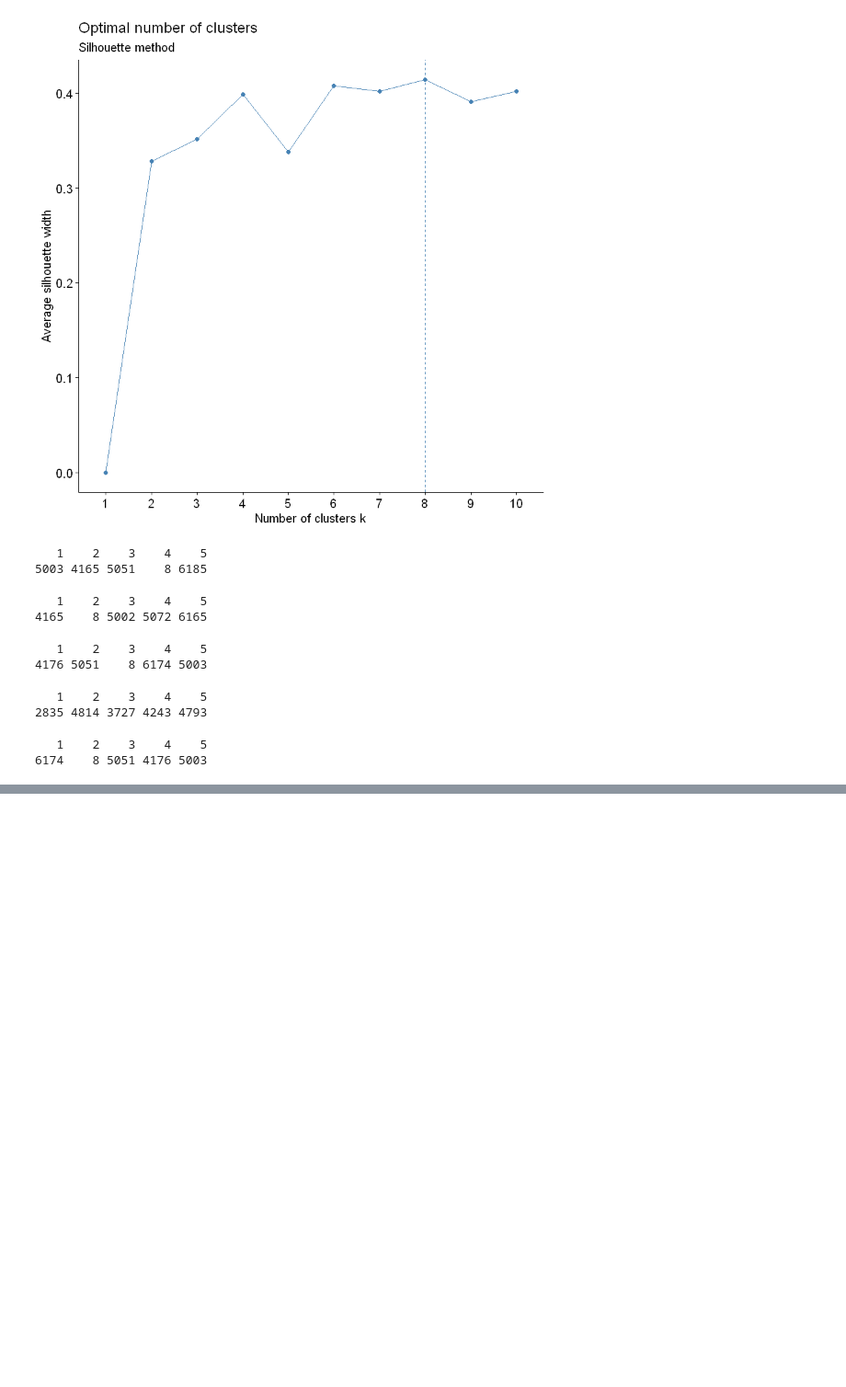
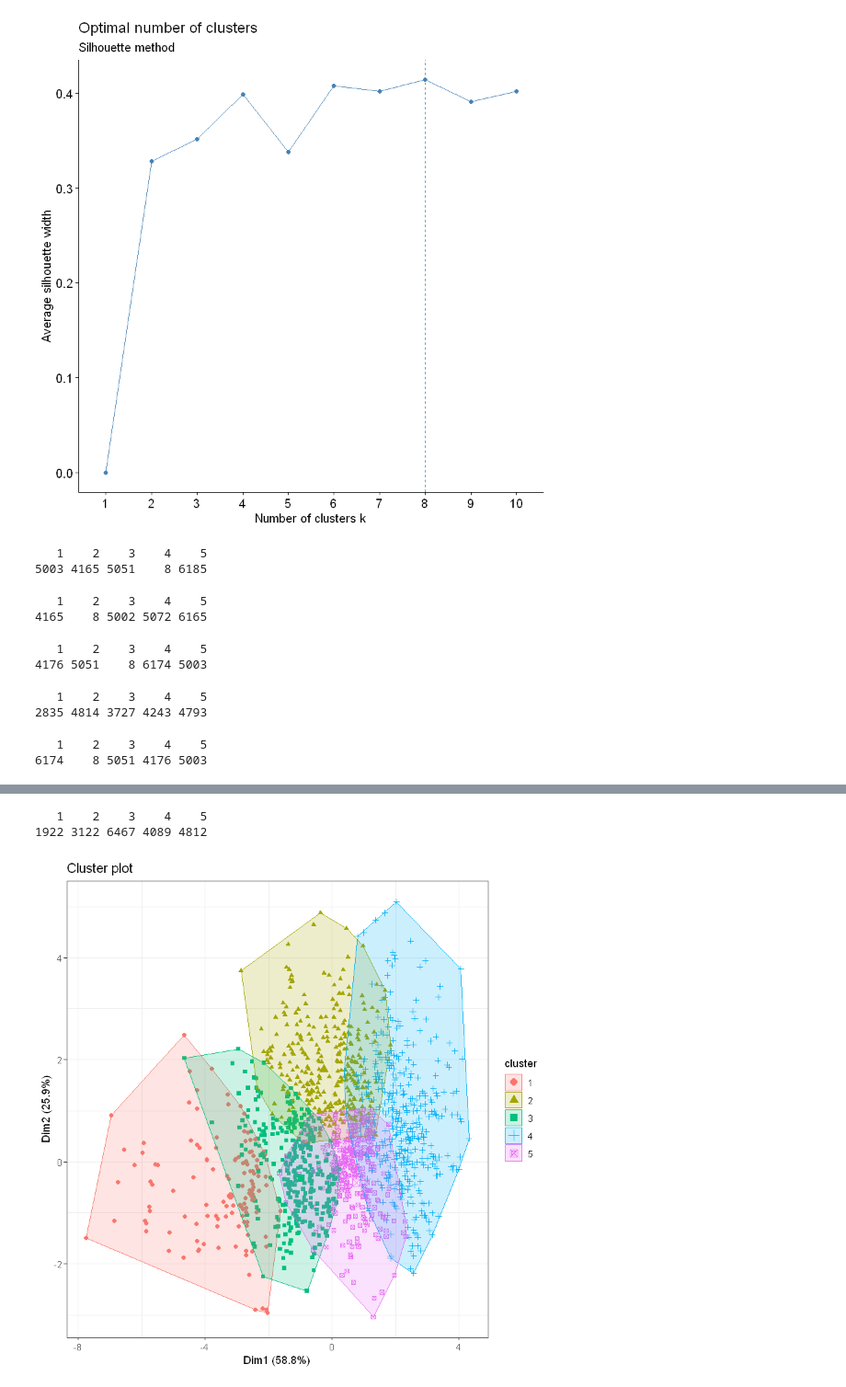
Before and after one commit to gabejg/Advanced-Cyber-Analytics-for-Attack-Detection, a Jupyter notebook: Alex/4 - Kill Chain/KC implementation.ipynb, the cells around one changed output, grey strips where cells are left out. Shown at 92% size. Saved outputs shown, nothing was run; the diff lists cells and outputs as text; code cells hidden in the pictures; blank space fills up the shorter version.

```diff
--- a/Alex/4 - Kill Chain/KC implementation.ipynb
+++ b/Alex/4 - Kill Chain/KC implementation.ipynb
@@ -203,0 +867,2 @@ _Idea: All events start with a score of 0 to belong to StageN, N from 1 to 5. Th
+# %%
+Probs <- Stages/R
@@ -203,0 +879,13 @@ _Idea: All events start with a score of 0 to belong to StageN, N from 1 to 5. Th
+# %%
+K3 <- kmeans(Probs, centers=5, nstart = sample(1:nrow(Probs), size=1), algorithm="Lloyd", iter.max = 10^4)
+table(K3$cluster)
+# %% [output]
+   1    2    3    4    5
+1922 3122 6467 4089 4812
+# %%
+fviz_cluster(K3, data = Probs, geom = "point",
+             ellipse.type = "convex",
+             ggtheme = theme_bw()
+             )
+# %% [output]
+[figure, added]
```
Also changed, not shown: parts of 23 cells of this notebook, 1 other file.
